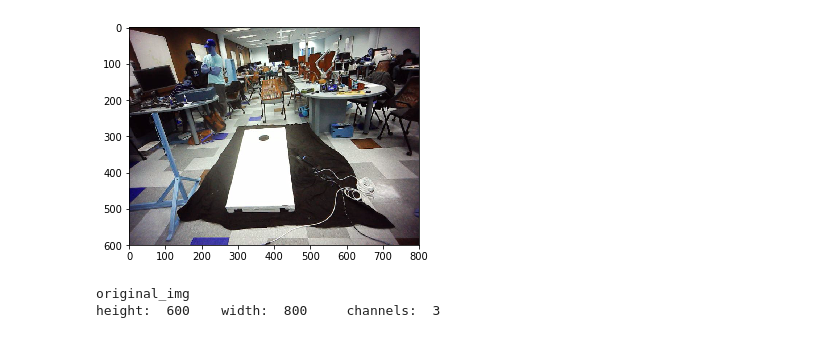
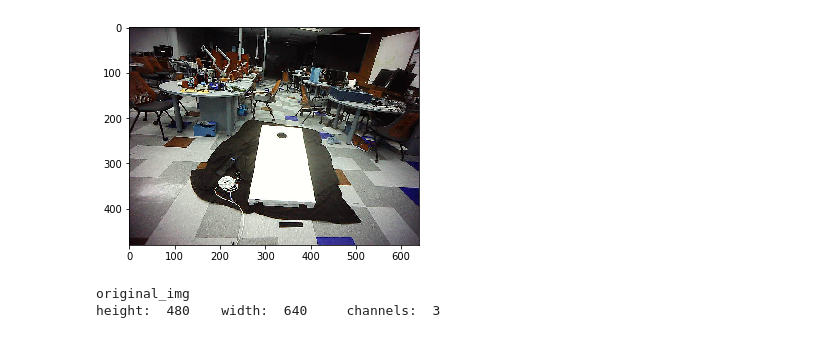
Before and after one commit to awlevin/cornhole-fiesta, a Jupyter notebook: opencv/NewestStable.ipynb, the cells around one changed output. Cells and saved outputs as stored; diff of their text form; code cells hidden in the pictures.

```diff
--- a/opencv/NewestStable.ipynb
+++ b/opencv/NewestStable.ipynb
@@ -6,7 +6,7 @@ import sys
 %matplotlib inline
 
 # Load original source
-img = cv.imread('newtestpics/te0.png')
+img = cv.imread('socpics/te0.png')
 orig = img.copy()
 plt.imshow(img)
 
@@ -38,34 +38,34 @@ def print_cnt_details(cnt):
 
     if (cnt_dict is None):
         return
 
     cx = cnt_dict['cx']
     cy = cnt_dict['cy']
     area = cnt_dict['area']
     perimeter = cnt_dict['perimeter']
     num_vertices = cnt_dict['num_vertices']
 
     print('cx: ', cx, '\tcy: ', cy, '\tarea: ', area, '\tperimeter: ', perimeter, '\tvertices: ', num_vertices)
 
 def cnt_is_circular(cnt):
     cnt_det = get_cnt_details(cnt)
     if (cnt_det is None):
         return False
     area = cnt_det['area']
     perimeter = cnt_det['perimeter']
     num_vertices = cnt_det['num_vertices']
     return True if (num_vertices < 15 and num_vertices > 4) else False
 
 def cnt_is_board(cnt):
     cnt_det = get_cnt_details(cnt)
     if (cnt_det is None):
         return False
     area = cnt_det['area']
     num_vertices = cnt_det['num_vertices']
     approx = cv.approxPolyDP(cnt,0.01*cv.arcLength(cnt,True),True)
     return True if (area > 20000) else False
 # %% [output]
-[figure, old version]
+[figure, new version]
 # %%
 # Crop the image so we only observe the bottom half when finding contours
 height, width, channels = img.shape
@@ -73,7 +73,7 @@ print('original_img\nheight: ', height, '\twidth: ', width, '\tchannels: ', chan
 # crop = img[0:width, 200:height]
 # %% [output]
 original_img
-height:  600    width:  800     channels:  3
+height:  480    width:  640     channels:  3
 # %%
 # Do algorithm grabCut(...) to separate foreground from background
 mask = np.zeros(img.shape[:2], np.uint8)
```
Also changed, not shown: parts of 7 cells of this notebook, 6 other files.
